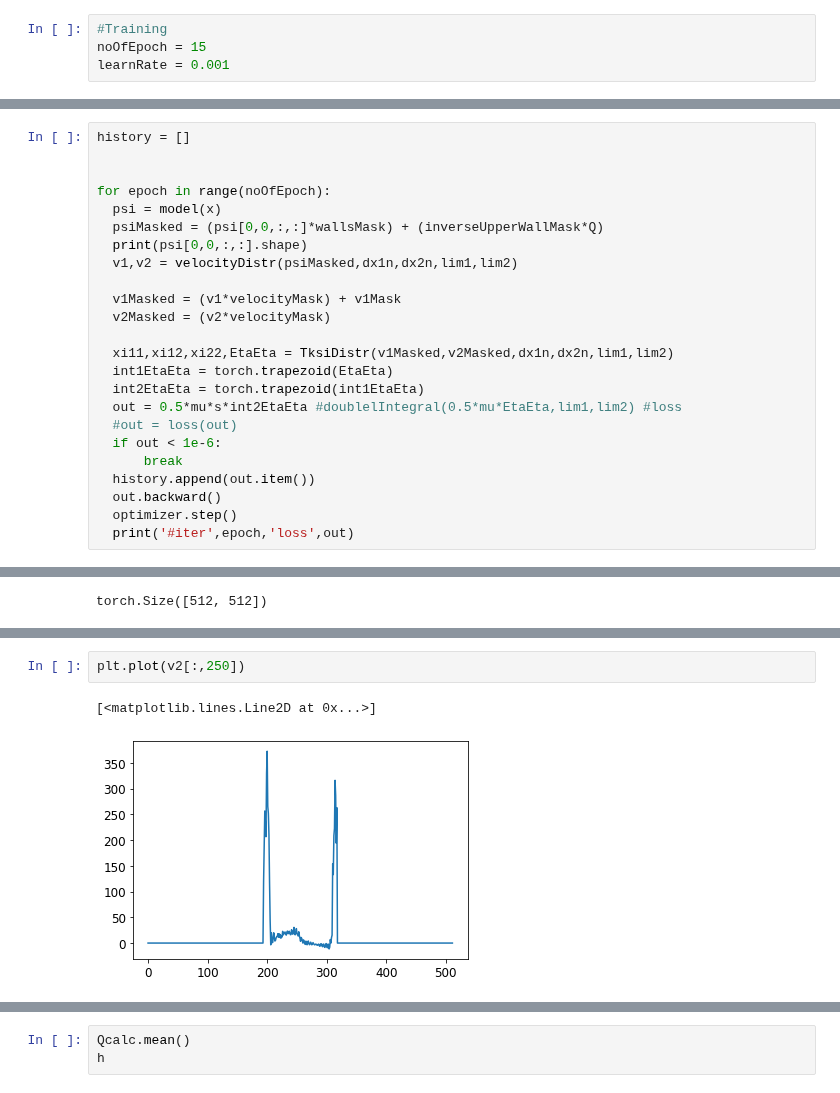
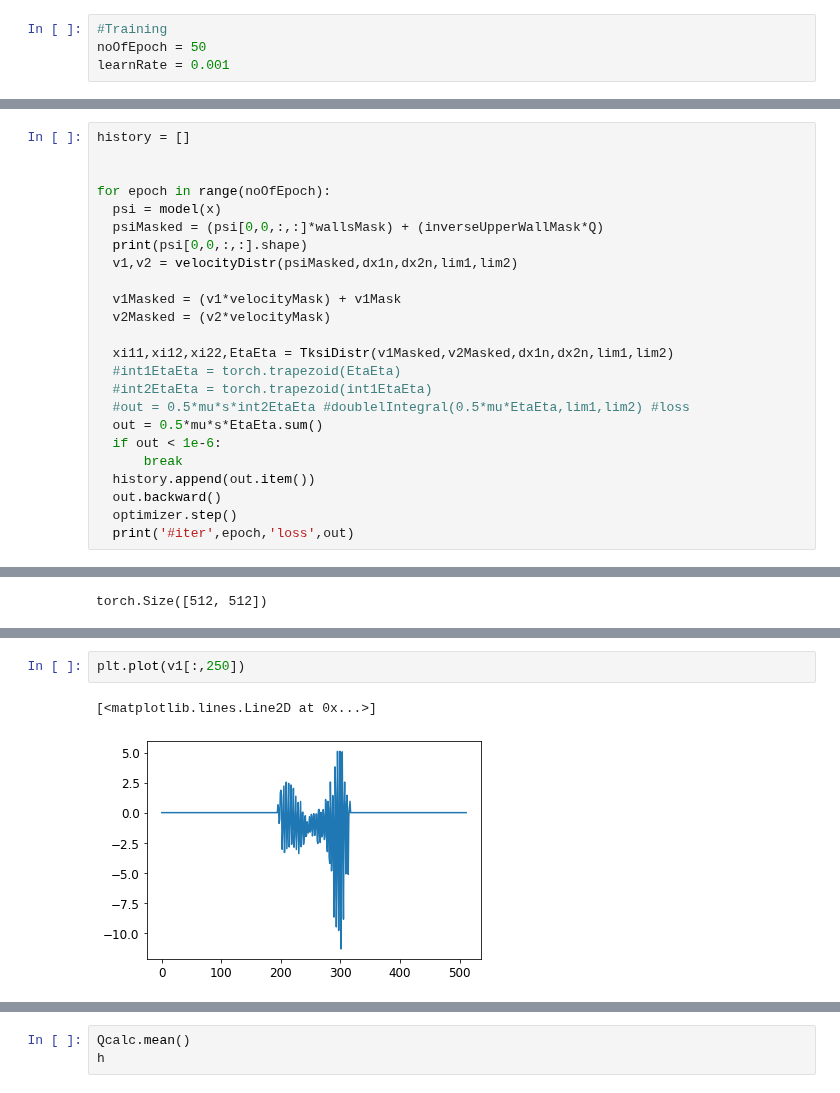
Before and after one commit to Mechanics-Mechatronics-and-Robotics/Physics-based-loss-and-machine-learning-approach-in-application-to-viscous-fluids-flow-modeling, a Jupyter notebook: Main.ipynb, the cells around one changed output, grey strips where cells are left out. Drawn from its saved outputs; the diff is of its cells as text.

```diff
--- a/Main.ipynb
+++ b/Main.ipynb
@@ -174,7 +174,7 @@ Path
 ##Simulation
 # %%
 #Training
-noOfEpoch = 15
+noOfEpoch = 50
 learnRate = 0.001
 # %% [markdown]
 ##Geometry
@@ -484,10 +484,10 @@ for epoch in range(noOfEpoch):
   v2Masked = (v2*velocityMask)
 
   xi11,xi12,xi22,EtaEta = TksiDistr(v1Masked,v2Masked,dx1n,dx2n,lim1,lim2)
-  int1EtaEta = torch.trapezoid(EtaEta)
-  int2EtaEta = torch.trapezoid(int1EtaEta)
-  out = 0.5*mu*s*int2EtaEta #doublelIntegral(0.5*mu*EtaEta,lim1,lim2) #loss
-  #out = loss(out)
+  #int1EtaEta = torch.trapezoid(EtaEta)
+  #int2EtaEta = torch.trapezoid(int1EtaEta)
+  #out = 0.5*mu*s*int2EtaEta #doublelIntegral(0.5*mu*EtaEta,lim1,lim2) #loss
+  out = 0.5*mu*s*EtaEta.sum()
   if out < 1e-6:
       break
   history.append(out.item())
@@ -553,8 +553,8 @@ Text(0.5, 1.0, 'v2')
 # %%
-plt.plot(v2[:,250])
+plt.plot(v1[:,250])
 # %% [output]
 [<matplotlib.lines.Line2D at 0x...>]
-[figure, old version]
+[figure, new version]
 # %%
 Qcalc = torch.trapezoid(v1.t())*dx1n*L
 plt.plot(Qcalc)
```
Also changed, not shown: parts of 6 cells of this notebook.
